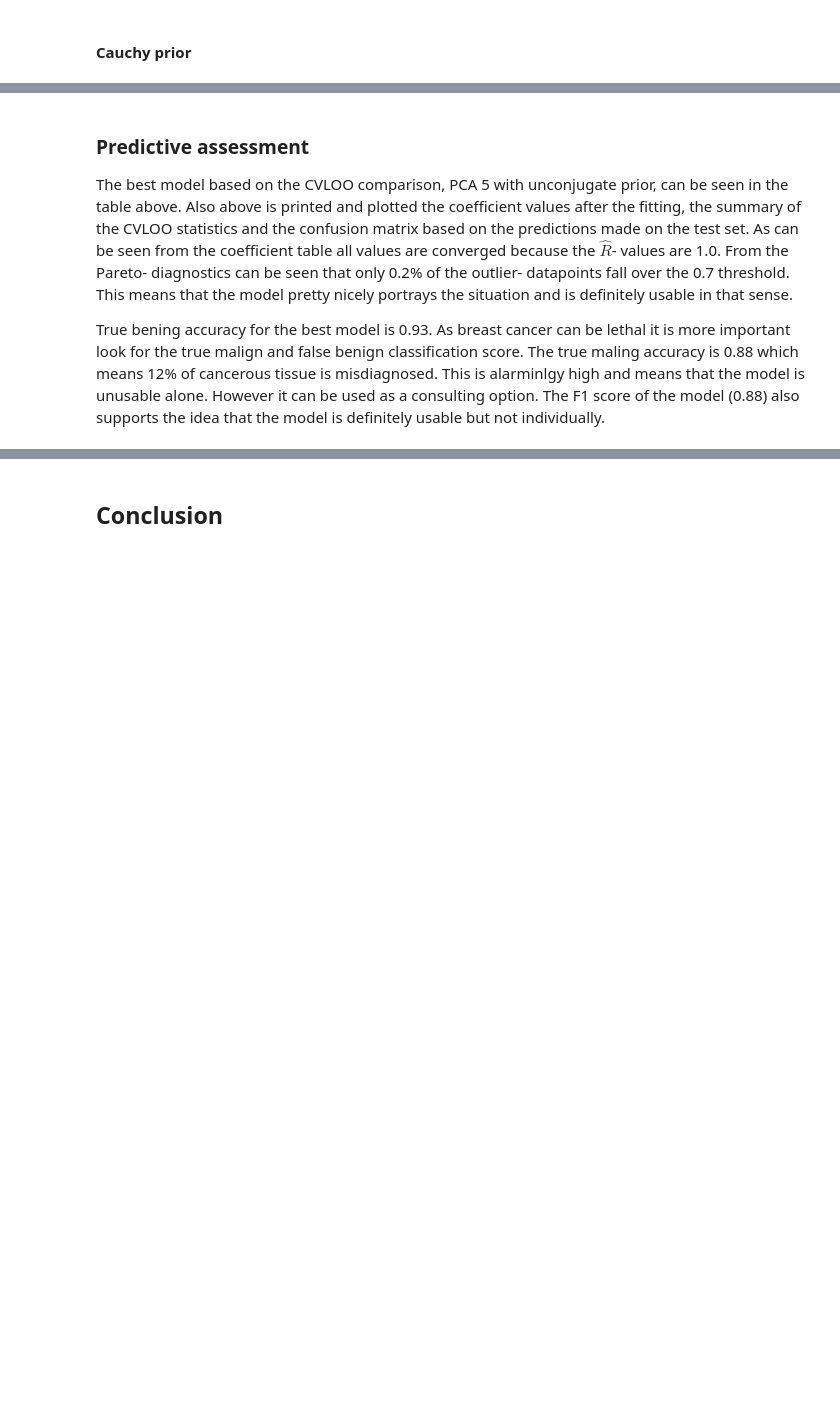
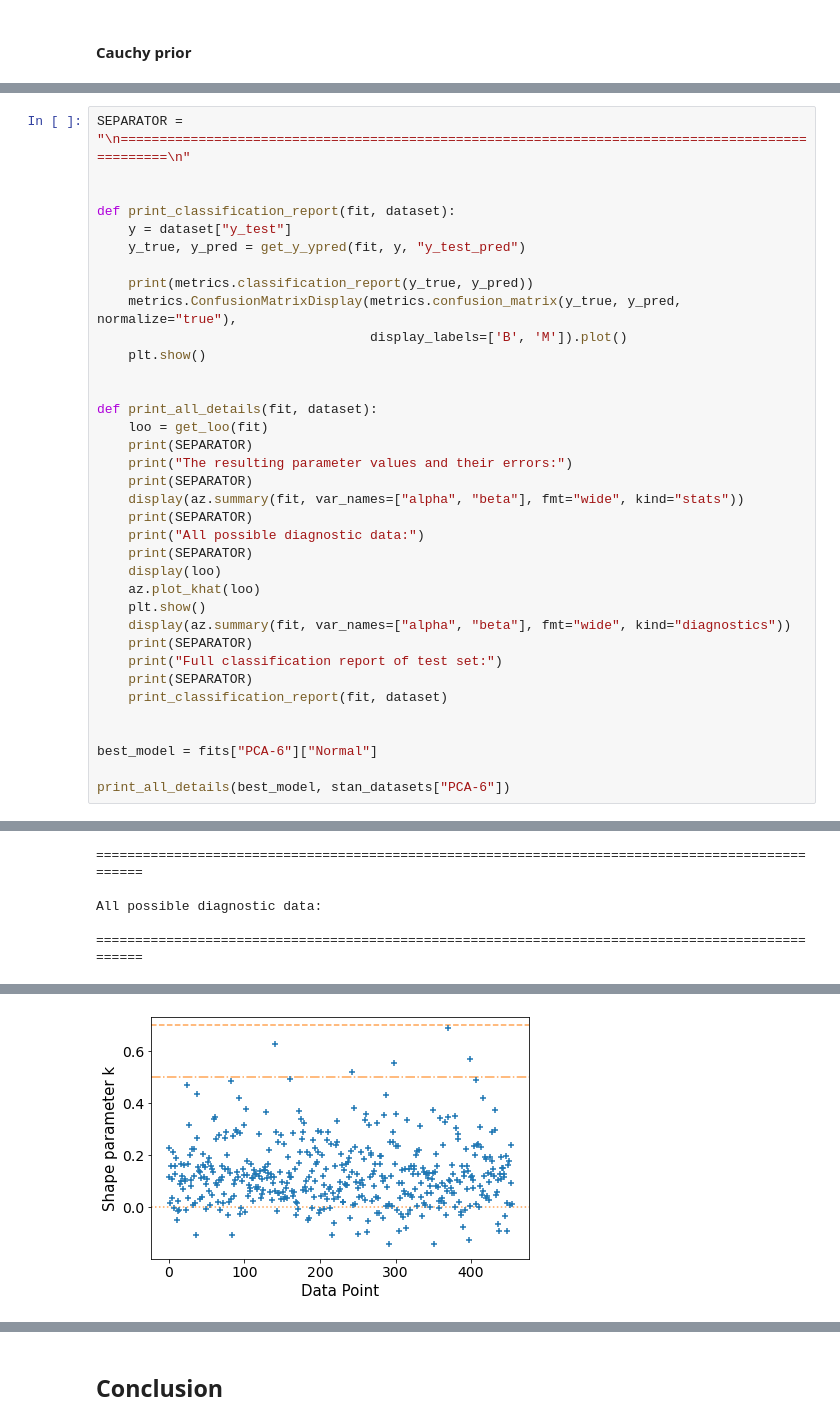
Before and after one commit to kurokaj/BDA_project, a Jupyter notebook: project.ipynb, the cells around one changed output, grey strips where cells are left out. Drawn from its saved outputs; the diff is of its cells as text; blank space fills up the shorter version.

```diff
--- a/project.ipynb
+++ b/project.ipynb
@@ -640,6 +605,37 @@ weighted avg       0.91      0.91      0.91   1820000
-# %% [markdown]
-### Predictive assessment
-
-The best model based on the CVLOO comparison, PCA 5 with unconjugate prior, can be seen in the table above. Also above is printed and plotted the coefficient values after the fitting, the summary of the CVLOO statistics and the confusion matrix based on the predictions made on the test set. As can be seen from the coefficient table all values are converged because the $\hat{R}$- values are 1.0. From the Pareto- diagnostics can be seen that only 0.2% of the outlier- datapoints fall over the 0.7 threshold. This means that the model pretty nicely portrays the situation and is definitely usable in that sense.
-
-True bening accuracy for the best model is 0.93. As breast cancer can be lethal it is more important look for the true malign and false benign classification score. The true maling accuracy is 0.88 which means 12% of cancerous tissue is misdiagnosed. This is alarminlgy high and means that the model is unusable alone. However it can be used as a consulting option. The F1 score of the model (0.88) also supports the idea that the model is definitely usable but not individually.
+# %%
+SEPARATOR = "\n=================================================================================================\n"
+
+
+def print_classification_report(fit, dataset):
+    y = dataset["y_test"]
+    y_true, y_pred = get_y_ypred(fit, y, "y_test_pred")
+
+    print(metrics.classification_report(y_true, y_pred))
+    metrics.ConfusionMatrixDisplay(metrics.confusion_matrix(y_true, y_pred, normalize="true"),
+                                   display_labels=['B', 'M']).plot()
+    plt.show()
+
+
+def print_all_details(fit, dataset):
+    loo = get_loo(fit)
+    print(SEPARATOR)
+    print("The resulting parameter values and their errors:")
+    print(SEPARATOR)
+    display(az.summary(fit, var_names=["alpha", "beta"], fmt="wide", kind="stats"))
+    print(SEPARATOR)
+    print("All possible diagnostic data:")
+    print(SEPARATOR)
+    display(loo)
+    az.plot_khat(loo)
+    plt.show()
+    display(az.summary(fit, var_names=["alpha", "beta"], fmt="wide", kind="diagnostics"))
+    print(SEPARATOR)
+    print("Full classification report of test set:")
+    print(SEPARATOR)
+    print_classification_report(fit, dataset)
+
+
+best_model = fits["PCA-6"]["Normal"]
+
+print_all_details(best_model, stan_datasets["PCA-6"])
+# %% [output]
@@ -645,0 +655,5 @@ True bening accuracy for the best model is 0.93. As breast cancer can be lethal
+=================================================================================================
+
+All possible diagnostic data:
+
+=================================================================================================
@@ -645,0 +679 @@ True bening accuracy for the best model is 0.93. As breast cancer can be lethal
+[figure, added]
```
Also changed, not shown: parts of 84 cells of this notebook, 1 other file.
